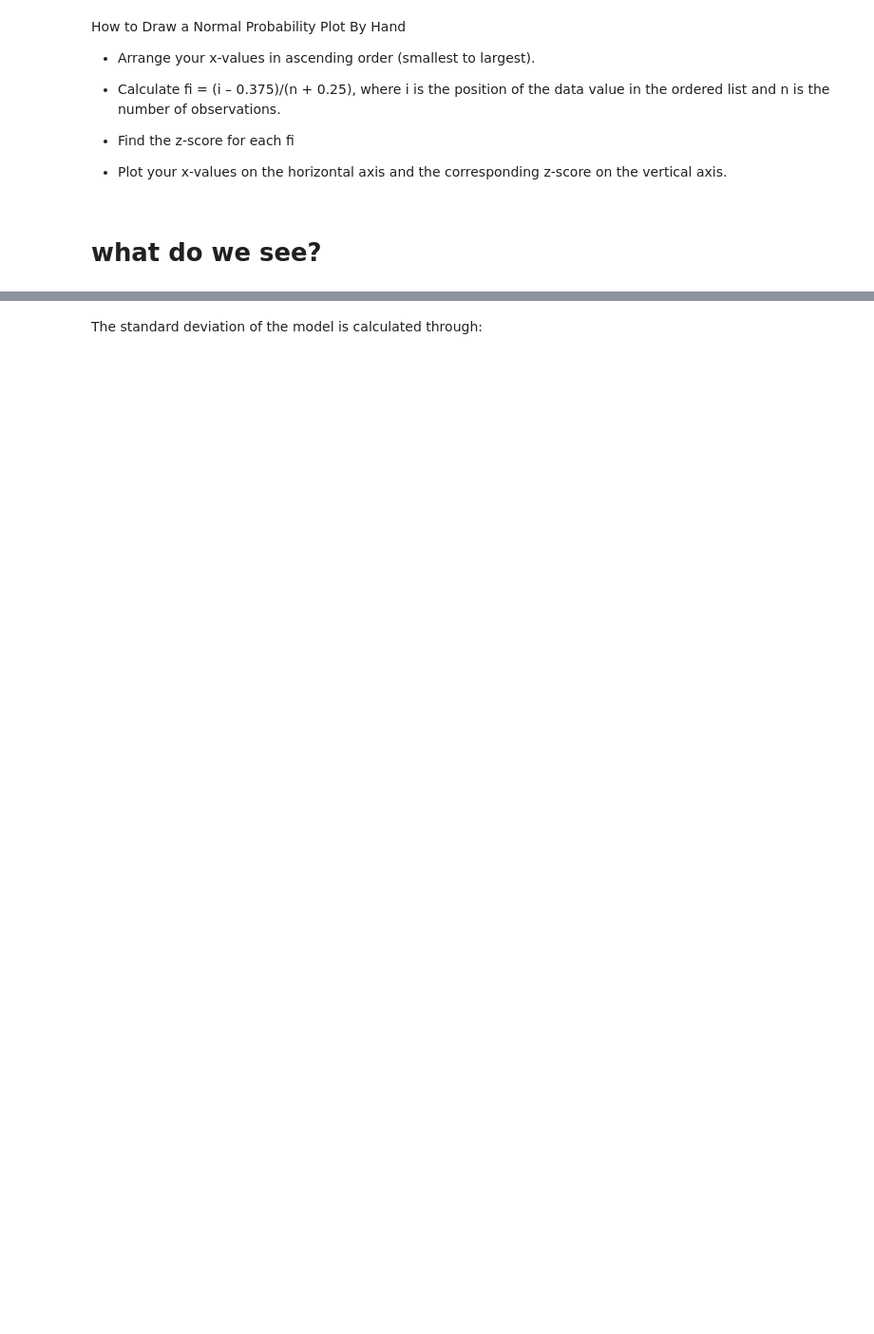
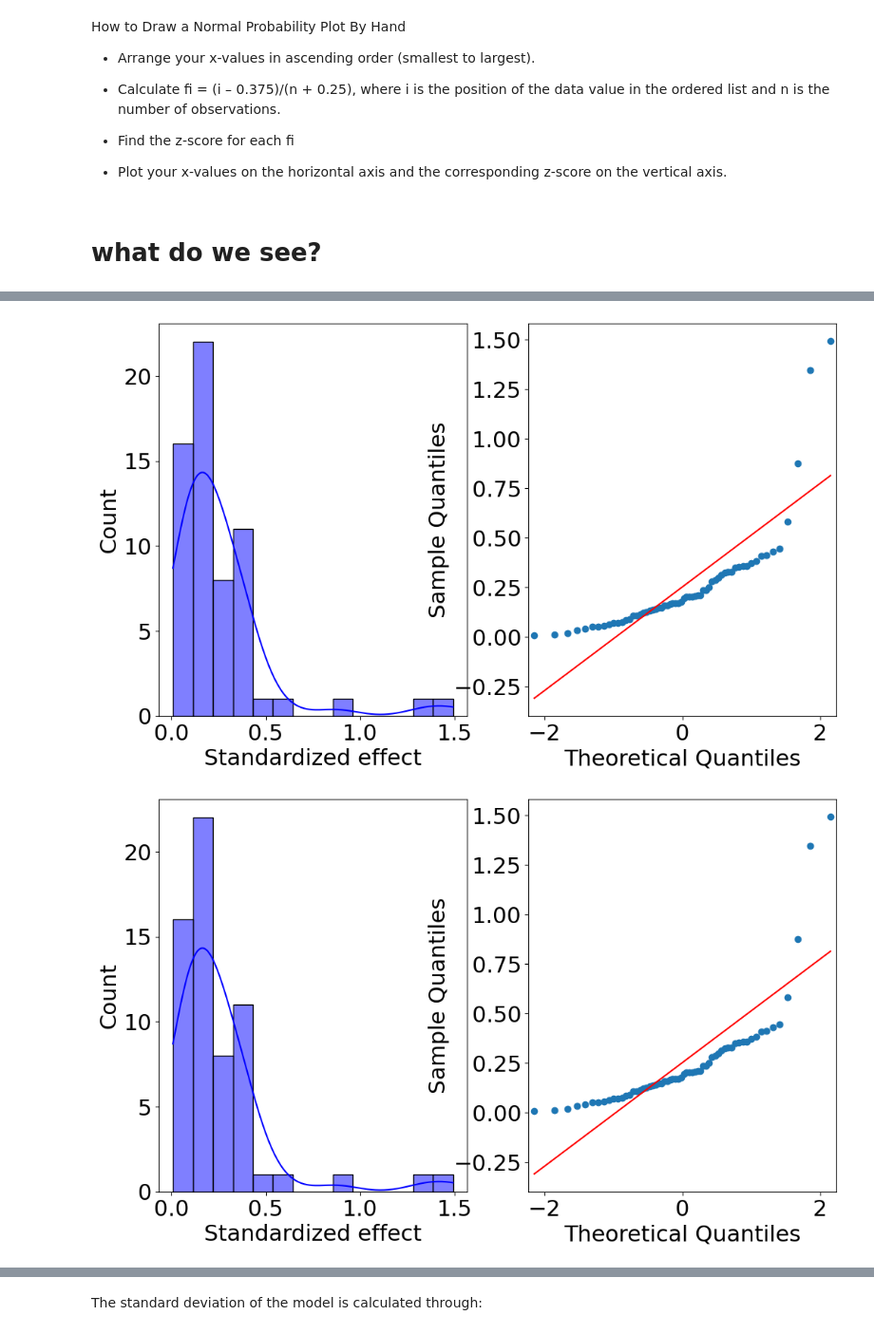
Before and after one commit to peterbmob/DHMVADoE, a Jupyter notebook: Excercises/2-6factor-sm.ipynb, the cells around one changed output, grey strips where cells are left out. Shown at 95% size. Drawn from its saved outputs; the diff is of its cells as text; code cells hidden in the pictures; blank space fills up the shorter version.

```diff
--- a/Excercises/2-6factor-sm.ipynb
+++ b/Excercises/2-6factor-sm.ipynb
@@ -159,7 +252,10 @@ sns.histplot(standard_norm,kde=True, color ='red',ax=ax[0])
 # %%
 fig, ax = plt.subplots(1, 2, figsize=(12, 7))
-sns.histplot(effects_sorted,kde=True, color ='blue',ax=ax[0])
-sm.ProbPlot(effects_sorted).qqplot(line='s', ax=ax[1])
+sns.histplot(effects_sorted['Standardized effect'],kde=True, color ='blue',ax=ax[0])
+sm.ProbPlot(effects_sorted['Standardized effect']).qqplot(line='s', ax=ax[1])
+# %% [output]
+[figure, added]
+[figure, added]
 # %%
 mod_final = smf.ols(formula='y1 ~ x1 + x4 + x6', data=doe)
 
```
Also changed, not shown: parts of 14 cells of this notebook.
